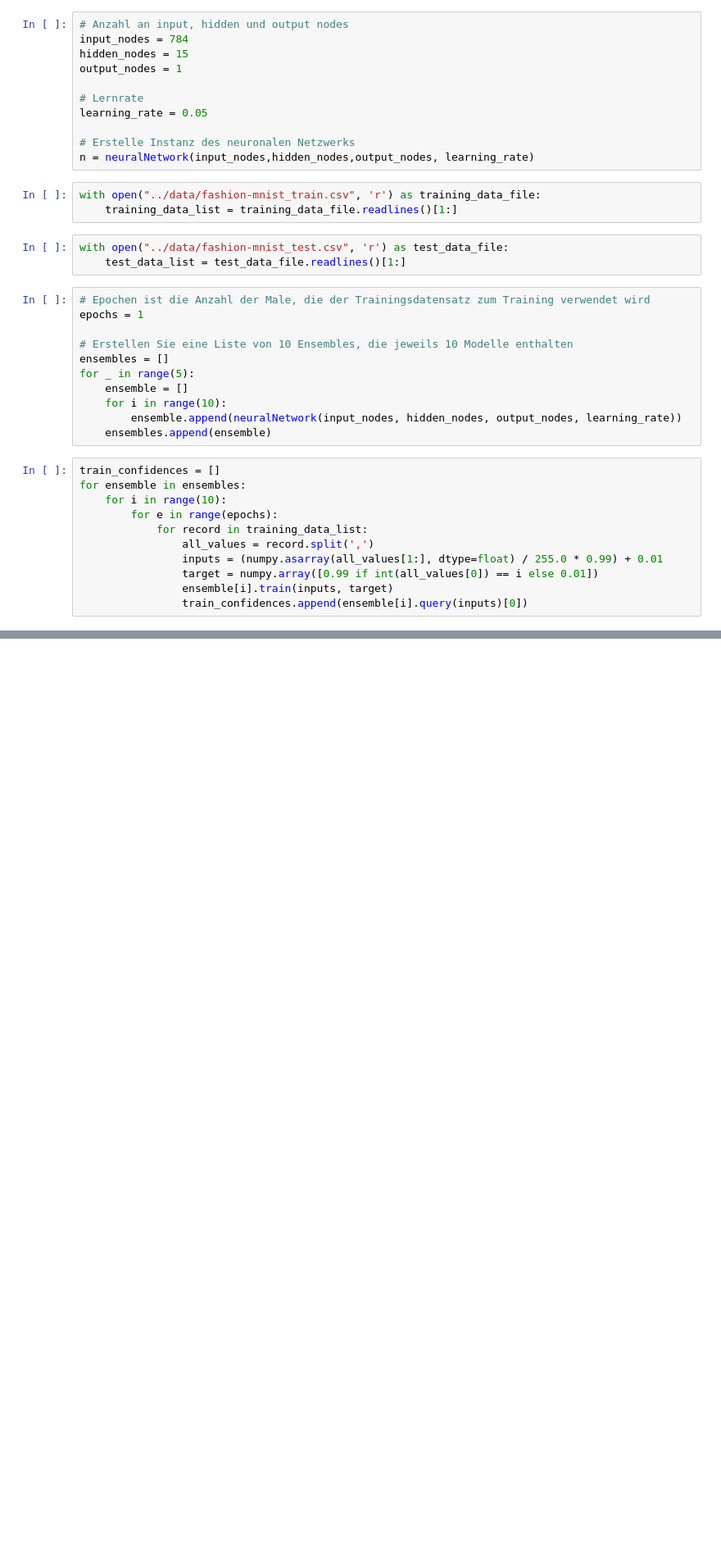
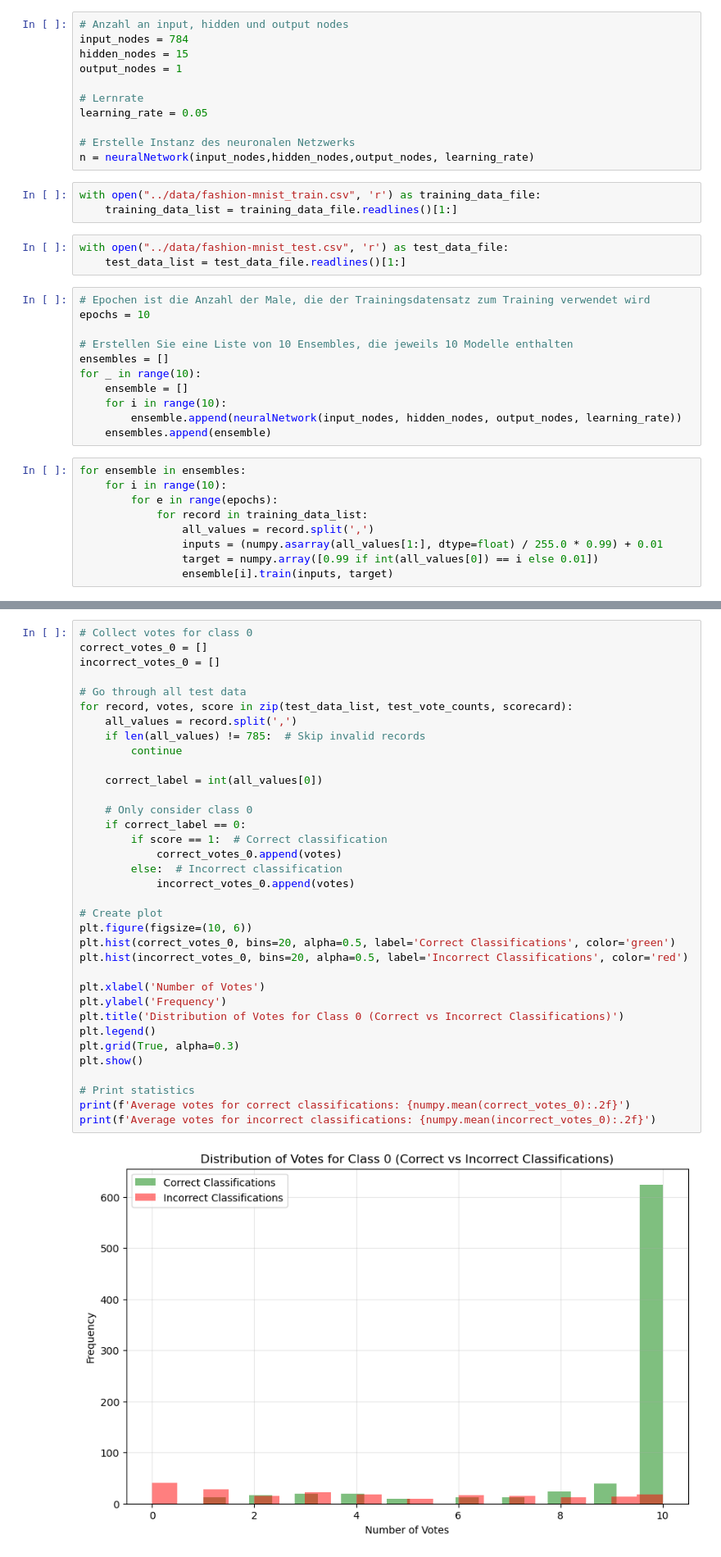
Before and after one commit to ArmannGr/fnn-zalando, a Jupyter notebook: all-fnn-zalando/fnn-small.ipynb, the cells around one changed output, grey strips where cells are left out. Shown: that part at 82% size. Saved outputs shown, nothing was run; the diff lists cells and outputs as text; blank space fills up the shorter version.

```diff
--- a/all-fnn-zalando/fnn-small.ipynb
+++ b/all-fnn-zalando/fnn-small.ipynb
@@ -93,17 +93,16 @@ with open("../data/fashion-mnist_test.csv", 'r') as test_data_file:
     test_data_list = test_data_file.readlines()[1:]
 # %%
 # Epochen ist die Anzahl der Male, die der Trainingsdatensatz zum Training verwendet wird
-epochs = 1
+epochs = 10
 
 # Erstellen Sie eine Liste von 10 Ensembles, die jeweils 10 Modelle enthalten
 ensembles = []
-for _ in range(5):
+for _ in range(10):
     ensemble = []
     for i in range(10):
         ensemble.append(neuralNetwork(input_nodes, hidden_nodes, output_nodes, learning_rate))
     ensembles.append(ensemble)
 # %%
-train_confidences = []
 for ensemble in ensembles:
     for i in range(10):
         for e in range(epochs):
@@ -112,4 +111,3 @@ for ensemble in ensembles:
                 inputs = (numpy.asarray(all_values[1:], dtype=float) / 255.0 * 0.99) + 0.01
                 target = numpy.array([0.99 if int(all_values[0]) == i else 0.01])
                 ensemble[i].train(inputs, target)
-                train_confidences.append(ensemble[i].query(inputs)[0])
@@ -472,0 +230,37 @@ Total incorrect classifications: 17367
+# %%
+# Collect votes for class 0
+correct_votes_0 = []
+incorrect_votes_0 = []
+
+# Go through all test data
+for record, votes, score in zip(test_data_list, test_vote_counts, scorecard):
+    all_values = record.split(',')
+    if len(all_values) != 785:  # Skip invalid records
+        continue
+
+    correct_label = int(all_values[0])
+
+    # Only consider class 0
+    if correct_label == 0:
+        if score == 1:  # Correct classification
+            correct_votes_0.append(votes)
+        else:  # Incorrect classification
+            incorrect_votes_0.append(votes)
+
+# Create plot
+plt.figure(figsize=(10, 6))
+plt.hist(correct_votes_0, bins=20, alpha=0.5, label='Correct Classifications', color='green')
+plt.hist(incorrect_votes_0, bins=20, alpha=0.5, label='Incorrect Classifications', color='red')
+
+plt.xlabel('Number of Votes')
+plt.ylabel('Frequency')
+plt.title('Distribution of Votes for Class 0 (Correct vs Incorrect Classifications)')
+plt.legend()
+plt.grid(True, alpha=0.3)
+plt.show()
+
+# Print statistics
+print(f'Average votes for correct classifications: {numpy.mean(correct_votes_0):.2f}')
+print(f'Average votes for incorrect classifications: {numpy.mean(incorrect_votes_0):.2f}')
+# %% [output]
+[figure, added]
```
Also changed, not shown: parts of 20 cells of this notebook.
